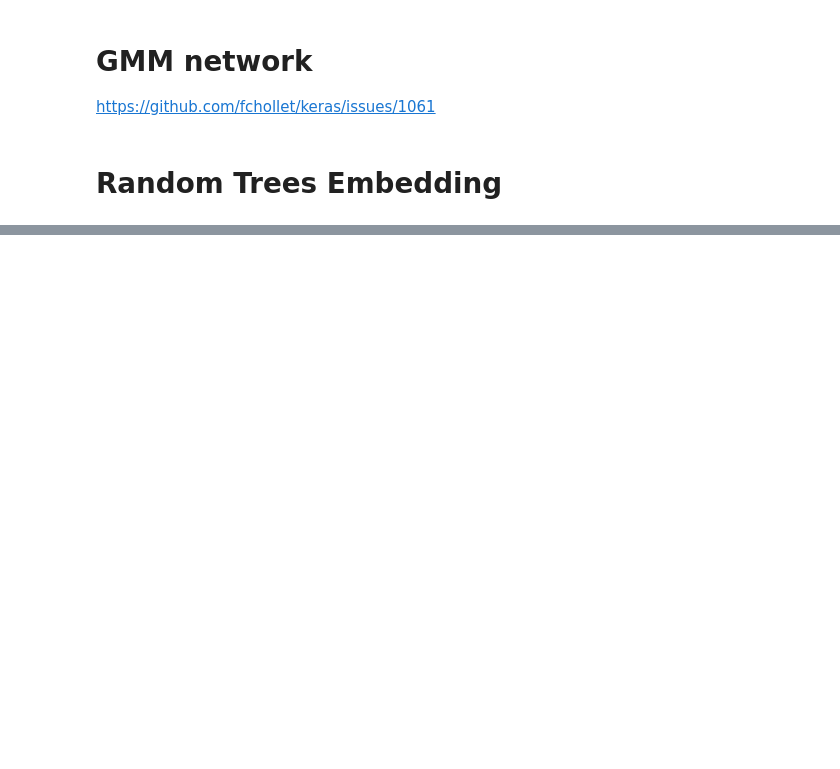
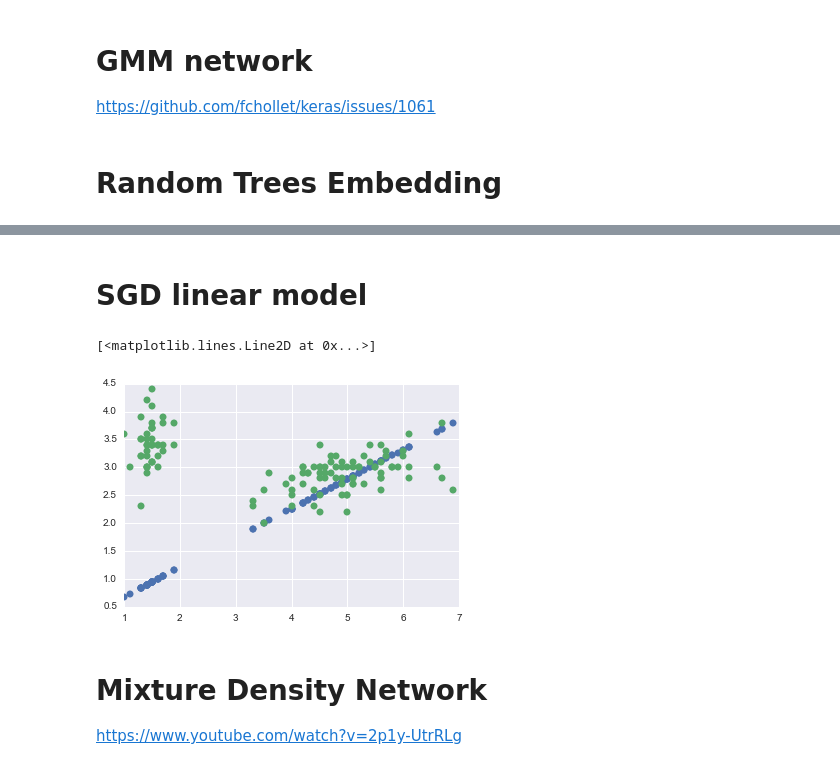
Before and after one commit to cottrell/notebooks, a Jupyter notebook: ml/examples with iris data.ipynb, the cells around one changed output, grey strips where cells are left out. Drawn from its saved outputs; the diff is of its cells as text; code cells hidden in the pictures; blank space fills up the shorter version.

```diff
--- a/ml/examples with iris data.ipynb
+++ b/ml/examples with iris data.ipynb
@@ -312,0 +313,16 @@ title('lm')
+# %% [markdown]
+# SGD linear model
+# %%
+import sklearn.linear_model as lm
+e = lm.SGDRegressor(loss='huber')
+
+e.fit(X[:,0:1], y)
+yp = e.predict(X[:,0:1])
+plot(X[:,0], yp, 'o')
+plot(X[:,0], y, 'o')
+# %% [output]
+[<matplotlib.lines.Line2D at 0x...>]
+[figure, added]
+# %% [markdown]
+# Mixture Density Network
+https://www.youtube.com/watch?v=2p1y-UtrRLg
```
Also changed, not shown: parts of 9 cells of this notebook.
